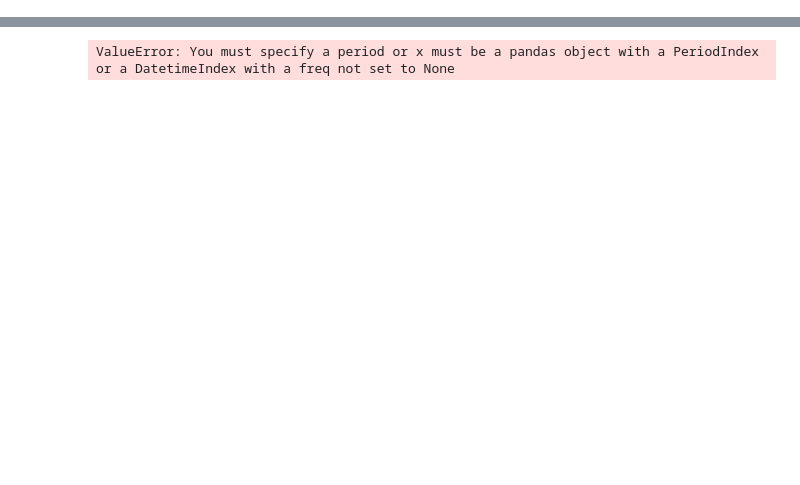
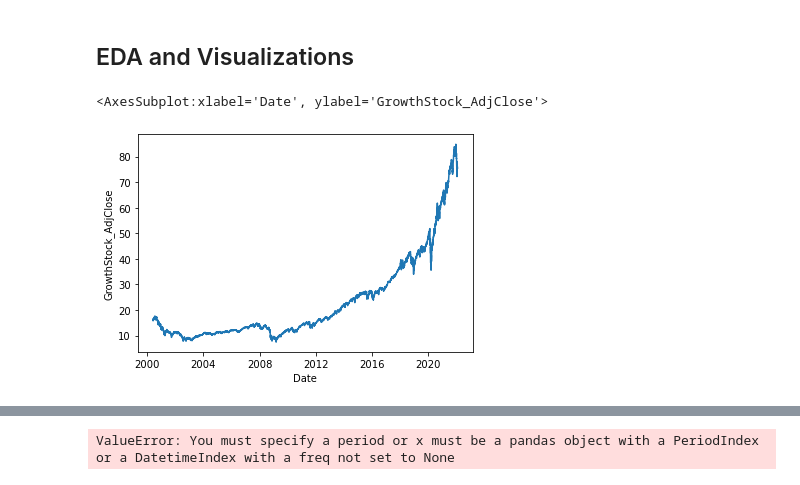
Before and after one commit to lu18cheng/pic16b_stock_analysis, a Jupyter notebook: code/analysis.ipynb, the cells around one changed output, grey strips where cells are left out. Drawn from its saved outputs; the diff is of its cells as text; code cells hidden in the pictures; blank space fills up the shorter version.

```diff
--- a/code/analysis.ipynb
+++ b/code/analysis.ipynb
@@ -28,0 +9,5 @@ treas10.head()
+# %%
+conn = sqlite3.connect("../db/stocks.db")
+cursor = conn.cursor()
+cursor.execute("SELECT name FROM sqlite_master WHERE type='table'")
+print(cursor.fetchall())
@@ -28,0 +16,18 @@ treas10.head()
+# %%
+cmd = '''
+SELECT g.Date AS Date,
+        g."Adj Close" AS GrowthStock_AdjClose,
+        (g."Adj Close" - LAG(g."Adj Close", 1) OVER (ORDER BY g.Date))/
+                LAG(g."Adj Close", 1) OVER (ORDER BY g.Date) AS GrowthStock_PercentChange,
+        t."Adj Close" AS Treasure10yr_AdjClose,
+        (t."Adj Close" - LAG(t."Adj Close", 1) OVER (ORDER BY t.Date))/
+                LAG(t."Adj Close", 1) OVER (ORDER BY t.Date) AS Treasure10yr_PercentChange,
+        (t."Adj Close" - LAG(t."Adj Close", 1) OVER (ORDER BY t.Date)) AS Treasure10yr_Diff
+
+FROM growth_stock g
+JOIN treasury_10yr t
+ON g.Date = t.Date
+'''
+
+df = pd.read_sql_query(cmd, conn)
+df.head()
@@ -28,0 +41,2 @@ treas10.head()
+# %%
+df['Date'] = pd.to_datetime(df['Date'])
@@ -28,0 +53,9 @@ treas10.head()
+# %%
+df = df.dropna()
+# %% [markdown]
+## EDA and Visualizations
+# %%
+sns.lineplot(y='GrowthStock_AdjClose', x='Date', data = df)
+# %% [output]
+<AxesSubplot:xlabel='Date', ylabel='GrowthStock_AdjClose'>
+[figure, added]
```
Also changed, not shown: parts of 25 cells of this notebook.
